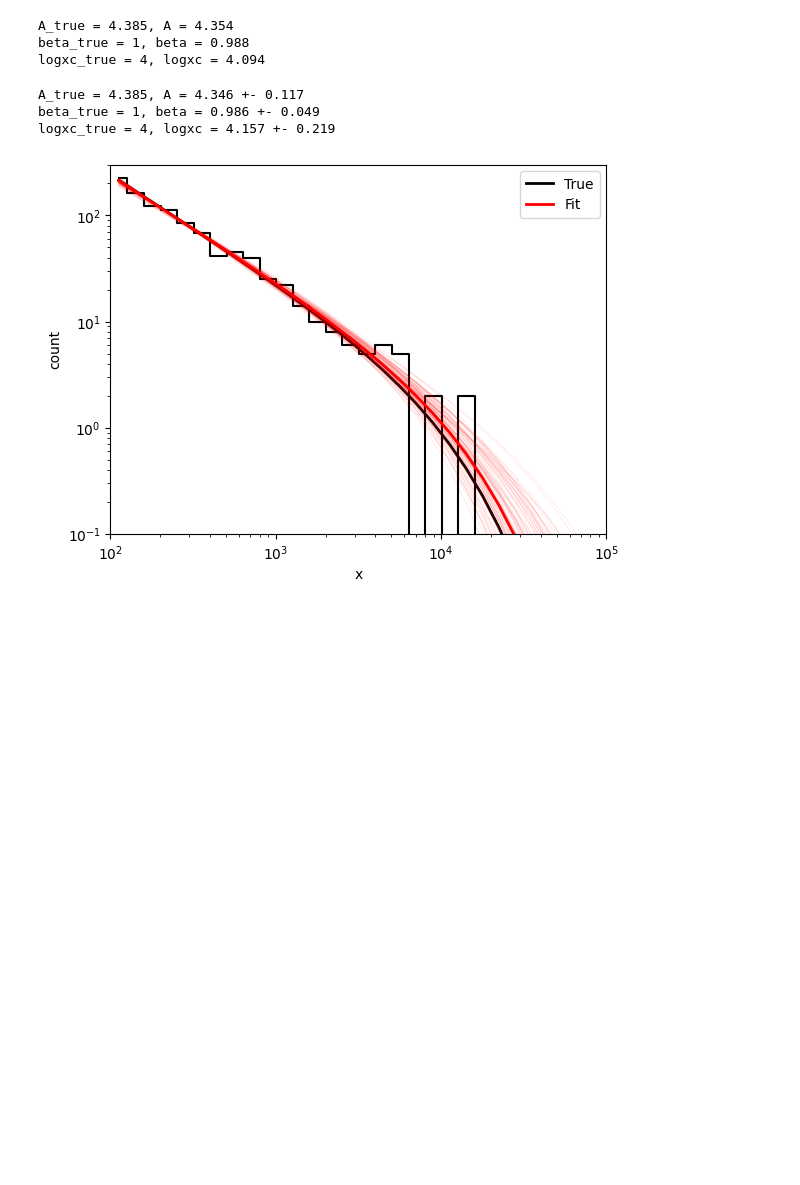
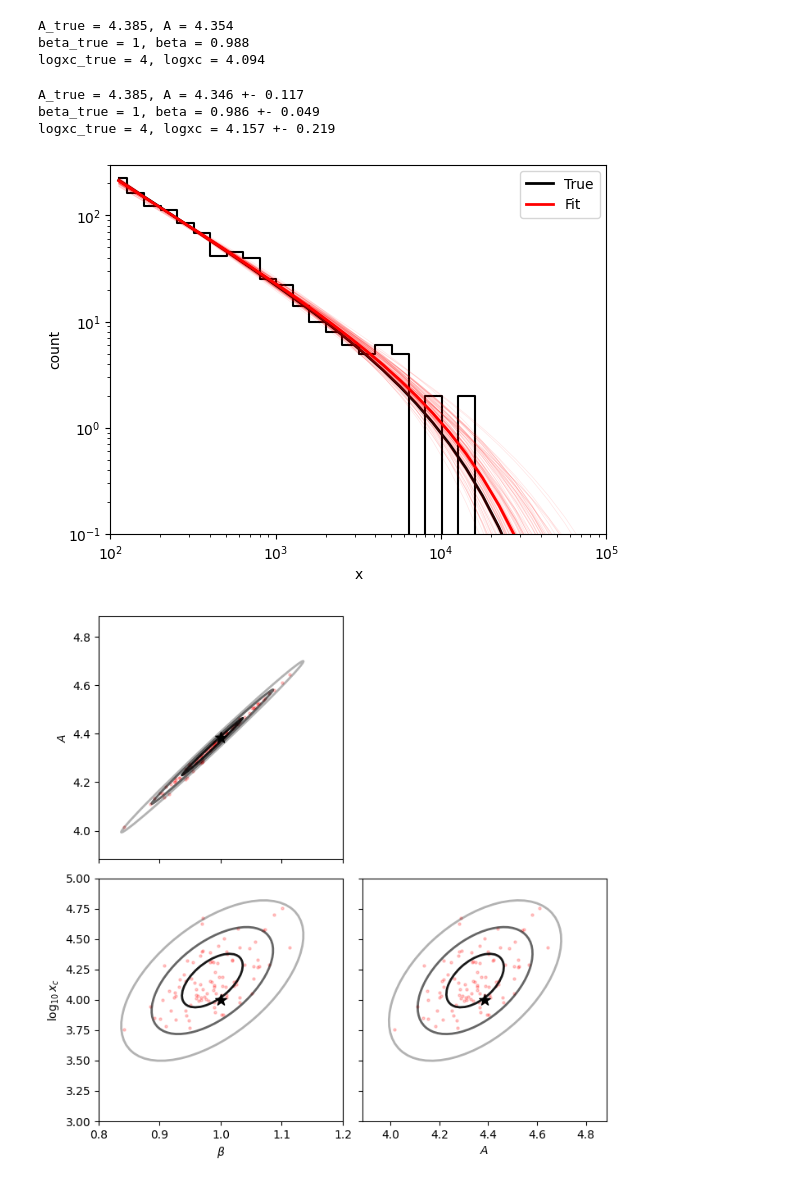
Before and after one commit to ybillchen/useful_scripts, a Jupyter notebook: fit_poisson.ipynb, the cells around one changed output. Cells and saved outputs as stored; diff of their text form; code cells hidden in the pictures; blank space fills up the shorter version.

```diff
--- a/fit_poisson.ipynb
+++ b/fit_poisson.ipynb
@@ -128,3 +131,77 @@ plt.ylim(1e-1,3e2)
 plt.show()
 # %% [output]
 [figure]
+# %%
+# visualization
+
+def confidence_ellipse(ax, x, y, n_std=3.0, facecolor='none', **kwargs):
+
+    if x.size != y.size:
+        raise ValueError("x and y must be the same size")
+
+    cov = np.cov(x, y)
+    pearson = cov[0, 1]/np.sqrt(cov[0, 0] * cov[1, 1])
+    # Using a special case to obtain the eigenvalues of this
+    # two-dimensionl dataset.
+    ell_radius_x = np.sqrt(1 + pearson)
+    ell_radius_y = np.sqrt(1 - pearson)
+    ellipse = Ellipse((0, 0), width=ell_radius_x * 2, height=ell_radius_y * 2,
+                      facecolor=facecolor, **kwargs)
+
+    # Calculating the stdandard deviation of x from
+    # the squareroot of the variance and multiplying
+    # with the given number of standard deviations.
+    scale_x = np.sqrt(cov[0, 0]) * n_std
+    mean_x = np.mean(x)
+
+    # calculating the stdandard deviation of y ...
+    scale_y = np.sqrt(cov[1, 1]) * n_std
+    mean_y = np.mean(y)
+
+    transf = transforms.Affine2D() \
+        .rotate_deg(45) \
+        .scale(scale_x, scale_y) \
+        .translate(mean_x, mean_y)
+
+    ellipse.set_transform(transf + ax.transData)
+    return ax.add_patch(ellipse)
+
+fig = plt.figure(figsize=(8,8))
+ax0 = plt.subplot2grid((2, 2), (1, 0))
+ax1 = plt.subplot2grid((2, 2), (0, 0))
+ax2 = plt.subplot2grid((2, 2), (1, 1))
+fig.subplots_adjust(hspace=0.08, wspace=0.08)
+
+ax0.scatter(beta_arr, logxc_arr, c='r', s=5, alpha=0.2)
+ax0.scatter(beta_true, logxc_true, c='k', s=100, alpha=1, marker='*')
+confidence_ellipse(ax0, beta_arr, logxc_arr, 1, ec='k', lw=2, alpha=0.9)
+confidence_ellipse(ax0, beta_arr, logxc_arr, 2, ec='k', lw=2, alpha=0.6)
+confidence_ellipse(ax0, beta_arr, logxc_arr, 3, ec='k', lw=2, alpha=0.3)
+ax1.scatter(beta_arr, A_arr, c='r', s=5, alpha=0.2)
+ax1.scatter(beta_true, A_true, c='k', s=100, alpha=1, marker='*')
+confidence_ellipse(ax1, beta_arr, A_arr, 1, ec='k', lw=2, alpha=0.9)
+confidence_ellipse(ax1, beta_arr, A_arr, 2, ec='k', lw=2, alpha=0.6)
+confidence_ellipse(ax1, beta_arr, A_arr, 3, ec='k', lw=2, alpha=0.3)
+ax2.scatter(A_arr, logxc_arr, c='r', s=5, alpha=0.2)
+ax2.scatter(A_true, logxc_true, c='k', s=100, alpha=1, marker='*')
+confidence_ellipse(ax2, A_arr, logxc_arr, 1, ec='k', lw=2, alpha=0.9)
+confidence_ellipse(ax2, A_arr, logxc_arr, 2, ec='k', lw=2, alpha=0.6)
+confidence_ellipse(ax2, A_arr, logxc_arr, 3, ec='k', lw=2, alpha=0.3)
+
+# plot parameters
+ax0.set_xlabel(r'$\beta$')
+ax2.set_xlabel(r'$A$')
+ax0.set_ylabel(r'$\log_{10} x_c$')
+ax1.set_ylabel(r'$A$')
+ax0.set_xlim(beta_true-0.2, beta_true+0.2)
+ax1.set_xlim(beta_true-0.2, beta_true+0.2)
+ax1.set_xticklabels([])
+ax0.set_ylim(logxc_true-1, logxc_true+1)
+ax2.set_ylim(logxc_true-1, logxc_true+1)
+ax2.set_yticklabels([])
+ax2.set_xlim(A_true-0.5, A_true+0.5)
+ax1.set_ylim(A_true-0.5, A_true+0.5)
+
+plt.show()
+# %% [output]
+[figure, added]
```
Also changed, not shown: parts of 2 cells of this notebook.
